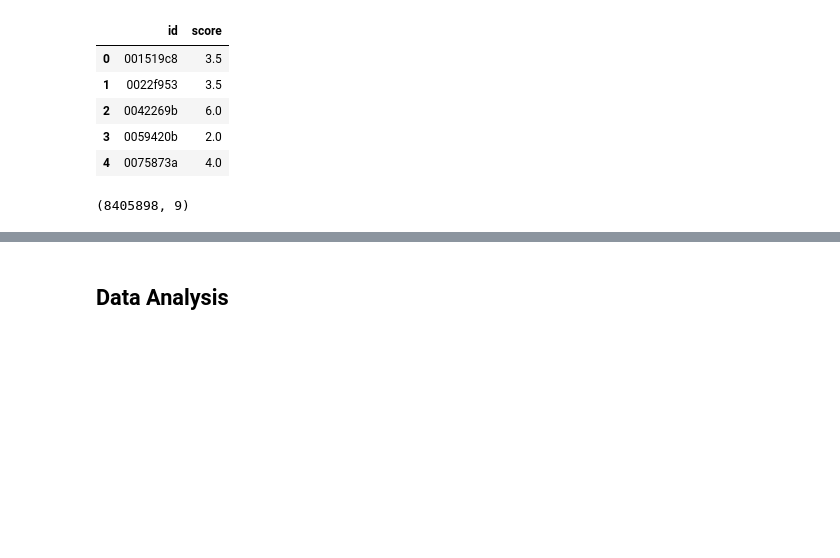
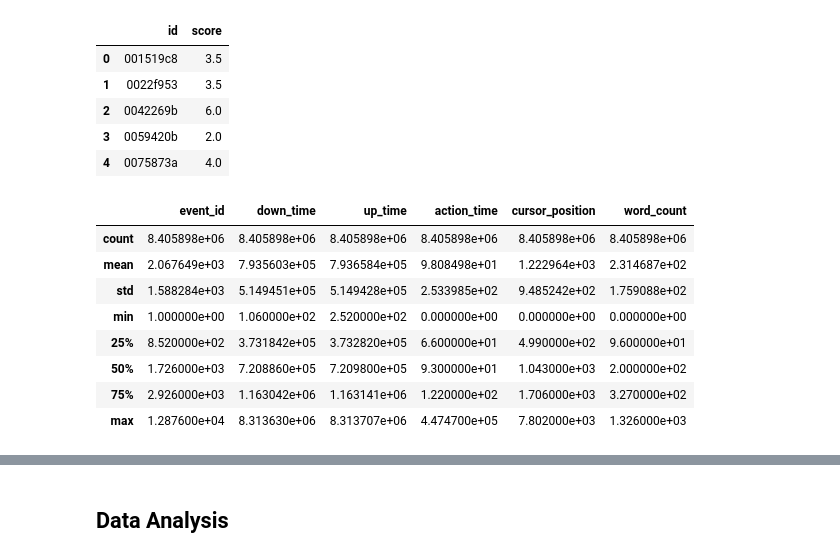
Before and after one commit to DarknessNotFound/WritingQuality, a Jupyter notebook: writing-quality.ipynb, the cells around one changed output, grey strips where cells are left out. Drawn from its saved outputs; the diff is of its cells as text; code cells hidden in the pictures; blank space fills up the shorter version.

```diff
--- a/writing-quality.ipynb
+++ b/writing-quality.ipynb
@@ -69,12 +70,15 @@ train_scores.head()
 | 2 | 0042269b | 6.0 |
 | 3 | 0059420b | 2.0 |
 | 4 | 0075873a | 4.0 |
-# %%
-train_logs.shape
-
-cols_to_drop = ["down_event", "up_event"]
-for col in cols_to_drop:
-    train_logs = train_logs.drop(col, axis=1)
-train_logs.shape
-# %% [output]
-(8405898, 9)
+# %%
+train_logs.describe()
+# %% [output]
+|  | event_id | down_time | up_time | action_time | cursor_position | word_count |
+| count | 8.405898e+06 | 8.405898e+06 | 8.405898e+06 | 8.405898e+06 | 8.405898e+06 | 8.405898e+06 |
+| mean | 2.067649e+03 | 7.935603e+05 | 7.936584e+05 | 9.808498e+01 | 1.222964e+03 | 2.314687e+02 |
+| std | 1.588284e+03 | 5.149451e+05 | 5.149428e+05 | 2.533985e+02 | 9.485242e+02 | 1.759088e+02 |
+| min | 1.000000e+00 | 1.060000e+02 | 2.520000e+02 | 0.000000e+00 | 0.000000e+00 | 0.000000e+00 |
+| 25% | 8.520000e+02 | 3.731842e+05 | 3.732820e+05 | 6.600000e+01 | 4.990000e+02 | 9.600000e+01 |
+| 50% | 1.726000e+03 | 7.208860e+05 | 7.209800e+05 | 9.300000e+01 | 1.043000e+03 | 2.000000e+02 |
+| 75% | 2.926000e+03 | 1.163042e+06 | 1.163141e+06 | 1.220000e+02 | 1.706000e+03 | 3.270000e+02 |
+| max | 1.287600e+04 | 8.313630e+06 | 8.313707e+06 | 4.474700e+05 | 7.802000e+03 | 1.326000e+03 |
```
Also changed, not shown: parts of 13 cells of this notebook.
